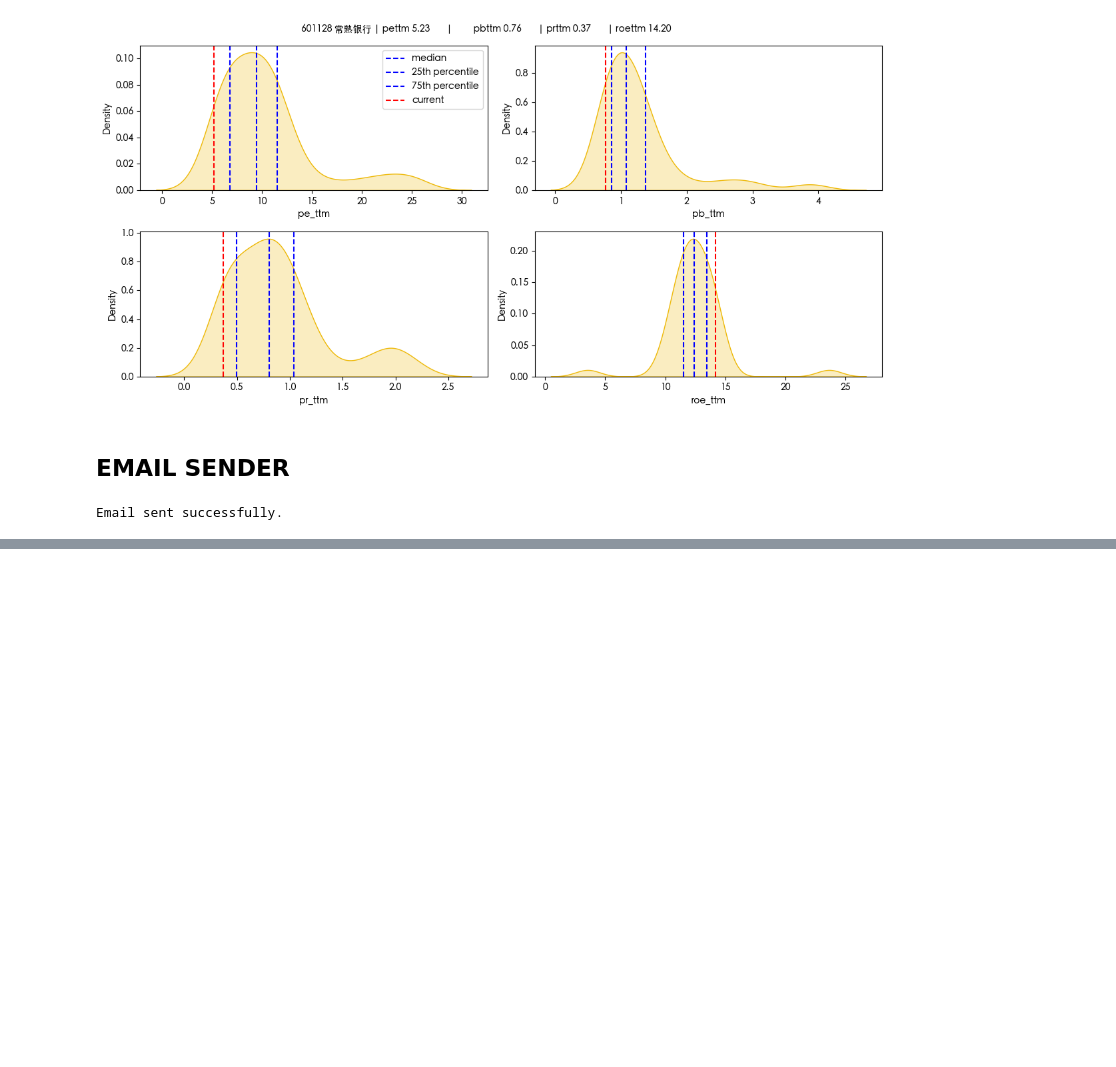
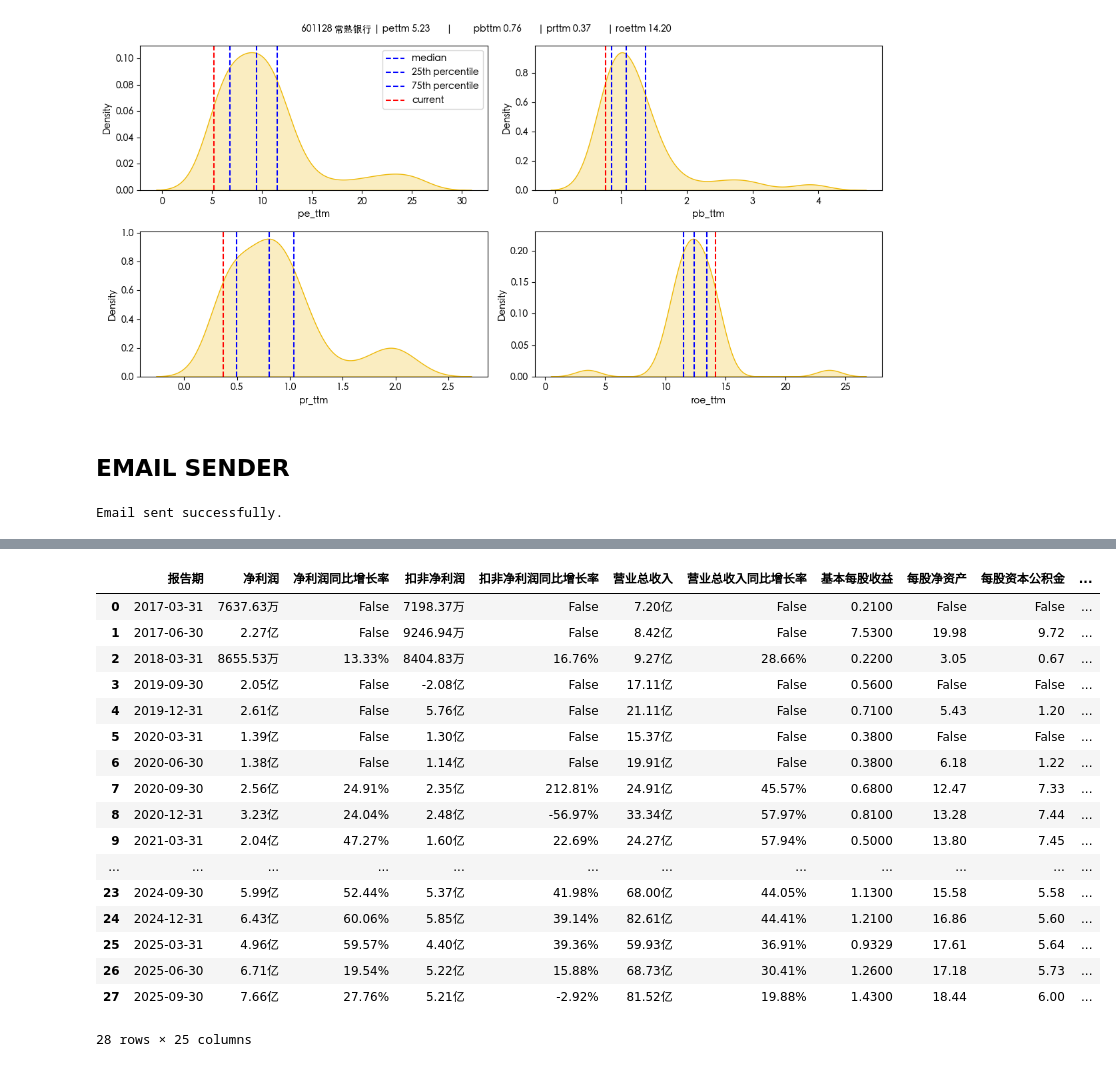
Before and after one commit to ProfessorErdo/stock-trend-tracker, a Jupyter notebook: notebooks/[manual]_portfolio_intrinsic_value_calculator.ipynb, the cells around one changed output, grey strips where cells are left out. Saved outputs shown, nothing was run; the diff lists cells and outputs as text; code cells hidden in the pictures; blank space fills up the shorter version.

Commit message:
the original api tested and still works

```diff
--- a/notebooks/[manual]_portfolio_intrinsic_value_calculator.ipynb
+++ b/notebooks/[manual]_portfolio_intrinsic_value_calculator.ipynb
@@ -380,0 +410,23 @@ Email sent successfully.
+# %%
+# the original api still works
+df2 = ak.stock_financial_abstract_ths(symbol="300866", indicator="按单季度")
+df2
+# %% [output]
+|  | 报告期 | 净利润 | 净利润同比增长率 | 扣非净利润 | 扣非净利润同比增长率 | 营业总收入 | 营业总收入同比增长率 | 基本每股收益 | 每股净资产 | 每股资本公积金 | ... |
+| 0 | 2017-03-31 | 7637.63万 | False | 7198.37万 | False | 7.20亿 | False | 0.2100 | False | False | ... |
+| 1 | 2017-06-30 | 2.27亿 | False | 9246.94万 | False | 8.42亿 | False | 7.5300 | 19.98 | 9.72 | ... |
+| 2 | 2018-03-31 | 8655.53万 | 13.33% | 8404.83万 | 16.76% | 9.27亿 | 28.66% | 0.2200 | 3.05 | 0.67 | ... |
+| 3 | 2019-09-30 | 2.05亿 | False | -2.08亿 | False | 17.11亿 | False | 0.5600 | False | False | ... |
+| 4 | 2019-12-31 | 2.61亿 | False | 5.76亿 | False | 21.11亿 | False | 0.7100 | 5.43 | 1.20 | ... |
+| 5 | 2020-03-31 | 1.39亿 | False | 1.30亿 | False | 15.37亿 | False | 0.3800 | False | False | ... |
+| 6 | 2020-06-30 | 1.38亿 | False | 1.14亿 | False | 19.91亿 | False | 0.3800 | 6.18 | 1.22 | ... |
+| 7 | 2020-09-30 | 2.56亿 | 24.91% | 2.35亿 | 212.81% | 24.91亿 | 45.57% | 0.6800 | 12.47 | 7.33 | ... |
+| 8 | 2020-12-31 | 3.23亿 | 24.04% | 2.48亿 | -56.97% | 33.34亿 | 57.97% | 0.8100 | 13.28 | 7.44 | ... |
+| 9 | 2021-03-31 | 2.04亿 | 47.27% | 1.60亿 | 22.69% | 24.27亿 | 57.94% | 0.5000 | 13.80 | 7.45 | ... |
+| ... | ... | ... | ... | ... | ... | ... | ... | ... | ... | ... | ... |
+| 23 | 2024-09-30 | 5.99亿 | 52.44% | 5.37亿 | 41.98% | 68.00亿 | 44.05% | 1.1300 | 15.58 | 5.58 | ... |
+| 24 | 2024-12-31 | 6.43亿 | 60.06% | 5.85亿 | 39.14% | 82.61亿 | 44.41% | 1.2100 | 16.86 | 5.60 | ... |
+| 25 | 2025-03-31 | 4.96亿 | 59.57% | 4.40亿 | 39.36% | 59.93亿 | 36.91% | 0.9329 | 17.61 | 5.64 | ... |
+| 26 | 2025-06-30 | 6.71亿 | 19.54% | 5.22亿 | 15.88% | 68.73亿 | 30.41% | 1.2600 | 17.18 | 5.73 | ... |
+| 27 | 2025-09-30 | 7.66亿 | 27.76% | 5.21亿 | -2.92% | 81.52亿 | 19.88% | 1.4300 | 18.44 | 6.00 | ... |
+28 rows × 25 columns
```
Also changed, not shown: parts of 5 cells of this notebook, 2 other files.
